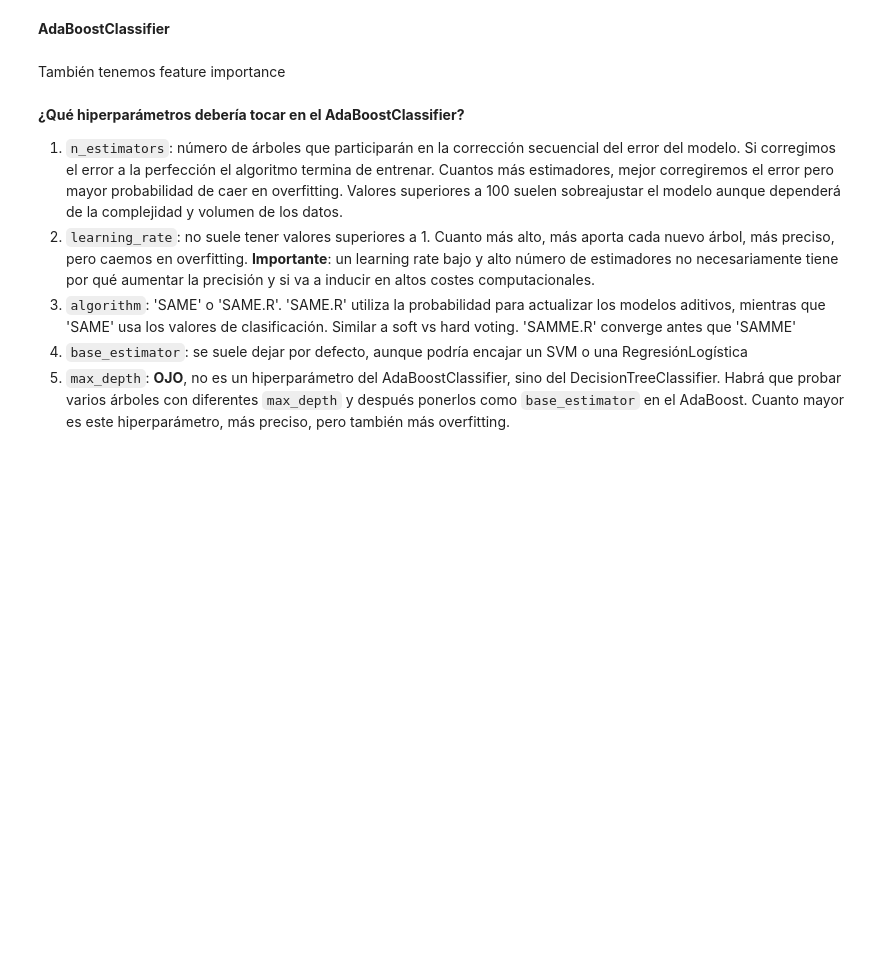
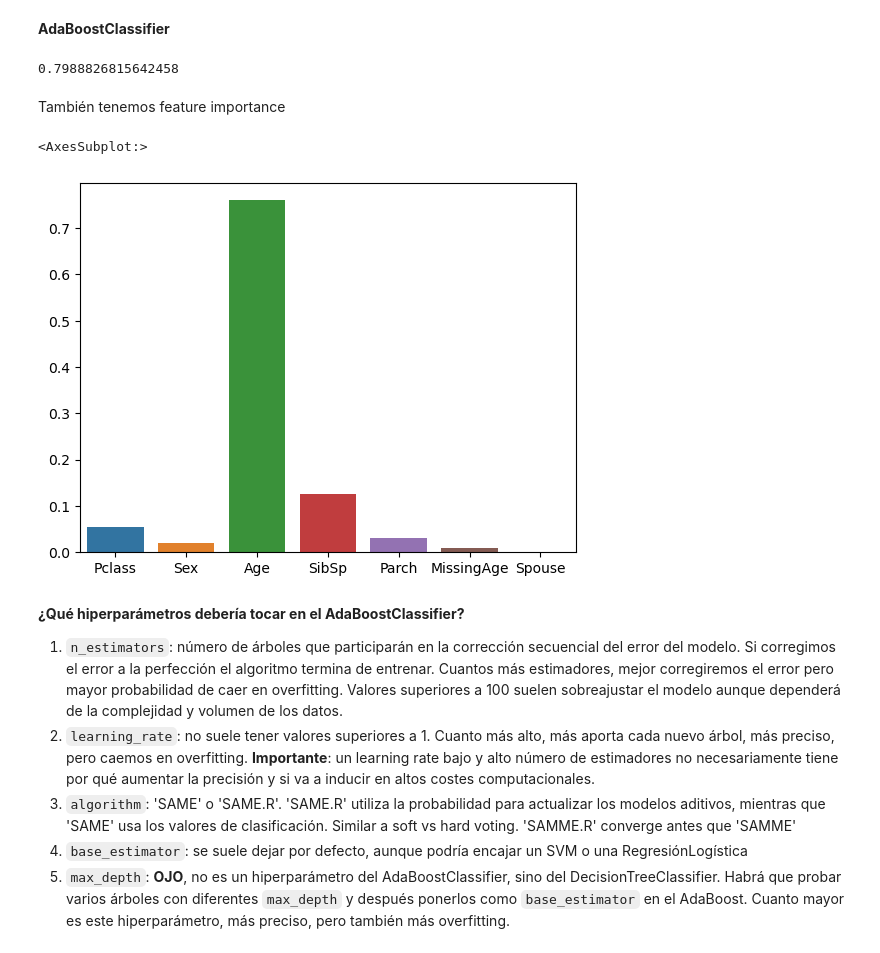
Before and after one commit to rafazamb/DS_PT_PR_SEP22, a Jupyter notebook: 03-Machine_Learning/01-Supervisado/06-Random Forest y Boosting/Random Forest y Boosting.ipynb, the cells around one changed output. Cells and saved outputs as stored; diff of their text form; code cells hidden in the pictures; blank space fills up the shorter version.

```diff
--- a/03-Machine_Learning/01-Supervisado/06-Random Forest y Boosting/Random Forest y Boosting.ipynb
+++ b/03-Machine_Learning/01-Supervisado/06-Random Forest y Boosting/Random Forest y Boosting.ipynb
@@ -66,8 +185,24 @@ AdaBoost (adaptive boosting) consiste en crear varios predictores sencillos en s
 Más info: https://youtu.be/LsK-xG1cLYA
 # %% [markdown]
 **AdaBoostClassifier**
+# %%
+from sklearn.ensemble import AdaBoostClassifier
+
+ada_clf = AdaBoostClassifier(n_estimators=200, random_state=42)
+
+ada_clf.fit(X_train, y_train)
+
+y_pred = ada_clf.predict(X_test)
+accuracy_score(y_test, y_pred)
+# %% [output]
+0.7988826815642458
 # %% [markdown]
 También tenemos feature importance
+# %%
+sns.barplot(x=classes, y=ada_clf.feature_importances_)
+# %% [output]
+<AxesSubplot:>
+[figure, added]
 # %% [markdown]
 **¿Qué hiperparámetros debería tocar en el AdaBoostClassifier?**
 1. `n_estimators`: número de árboles que participarán en la corrección secuencial del error del modelo. Si corregimos el error a la perfección el algoritmo termina de entrenar. Cuantos más estimadores, mejor corregiremos el error pero mayor probabilidad de caer en overfitting. Valores superiores a 100 suelen sobreajustar el modelo aunque dependerá de la complejidad y volumen de los datos.
```
Also changed, not shown: parts of 25 cells of this notebook.
